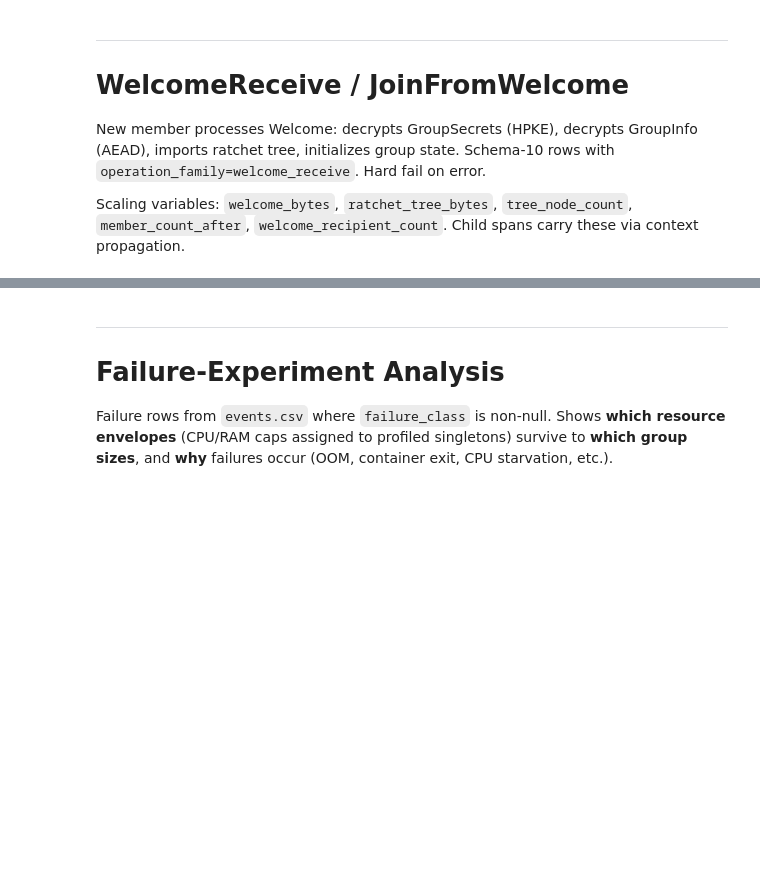
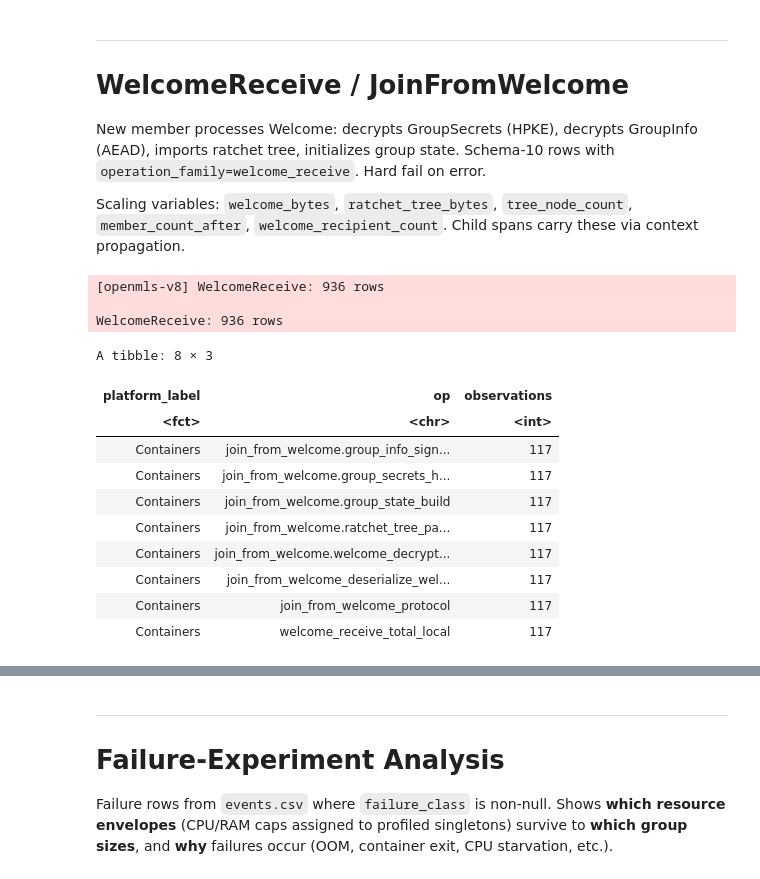
Before and after one commit to Diel065/OpenMLS_Signal_Benchmark, a Jupyter notebook: statistics/statistics_analysis_openmls_v8.ipynb, the cells around one changed output, grey strips where cells are left out. Saved outputs shown, nothing was run; the diff lists cells and outputs as text; code cells hidden in the pictures; blank space fills up the shorter version.

```diff
--- a/statistics/statistics_analysis_openmls_v8.ipynb
+++ b/statistics/statistics_analysis_openmls_v8.ipynb
@@ -110,7 +325,7 @@ Pre-Add key material generation. Schema-10 rows with `operation_family=key_packa
 Mostly constant per KeyPackage for fixed config. `artifact_size_bytes` is the key scaling variable.
 # %%
 kp_result <- tryCatch({
-  r <- run_openmls_v8_key_package_analysis(render_plots = TRUE)
+  r <- run_openmls_v8_key_package_analysis(input_dir = openmls_v8_data_dir, render_plots = TRUE)
   if (is.null(r)) stop("KeyPackage analysis returned NULL")
   r
 }, error = function(e) {
@@ -130,17 +349,32 @@ Scaling variables: `welcome_bytes`, `ratchet_tree_bytes`, `tree_node_count`, `me
 `welcome_recipient_count`. Child spans carry these via context propagation.
 # %%
 wr_result <- tryCatch({
-  r <- run_openmls_v8_welcome_receive_analysis(render_plots = TRUE)
+  r <- run_openmls_v8_welcome_receive_analysis(input_dir = openmls_v8_data_dir, render_plots = TRUE)
   if (is.null(r)) stop("WelcomeReceive analysis returned NULL")
   r
 }, error = function(e) {
   message("WelcomeReceive analysis FAILED: ", conditionMessage(e))
   stop(e)
 })
 if (!is.null(wr_result)) {
   message("WelcomeReceive: ", nrow(wr_result$data), " rows")
   wr_result$diagnostics$span_inventory
 }
+# %% [output]
+[openmls-v8] WelcomeReceive: 936 rows
+
+WelcomeReceive: 936 rows
+A tibble: 8 × 3
+| platform_label | op | observations |
+| <fct> | <chr> | <int> |
+| Containers | join_from_welcome.group_info_sign... | 117 |
+| Containers | join_from_welcome.group_secrets_h... | 117 |
+| Containers | join_from_welcome.group_state_build | 117 |
+| Containers | join_from_welcome.ratchet_tree_pa... | 117 |
+| Containers | join_from_welcome.welcome_decrypt... | 117 |
+| Containers | join_from_welcome_deserialize_wel... | 117 |
+| Containers | join_from_welcome_protocol | 117 |
+| Containers | welcome_receive_total_local | 117 |
 # %%
 if (!is.null(wr_result)) {
   list(l1d_coverage = wr_result$diagnostics$l1d_coverage,
```
Also changed, not shown: parts of 11 cells of this notebook, 21 other files.
